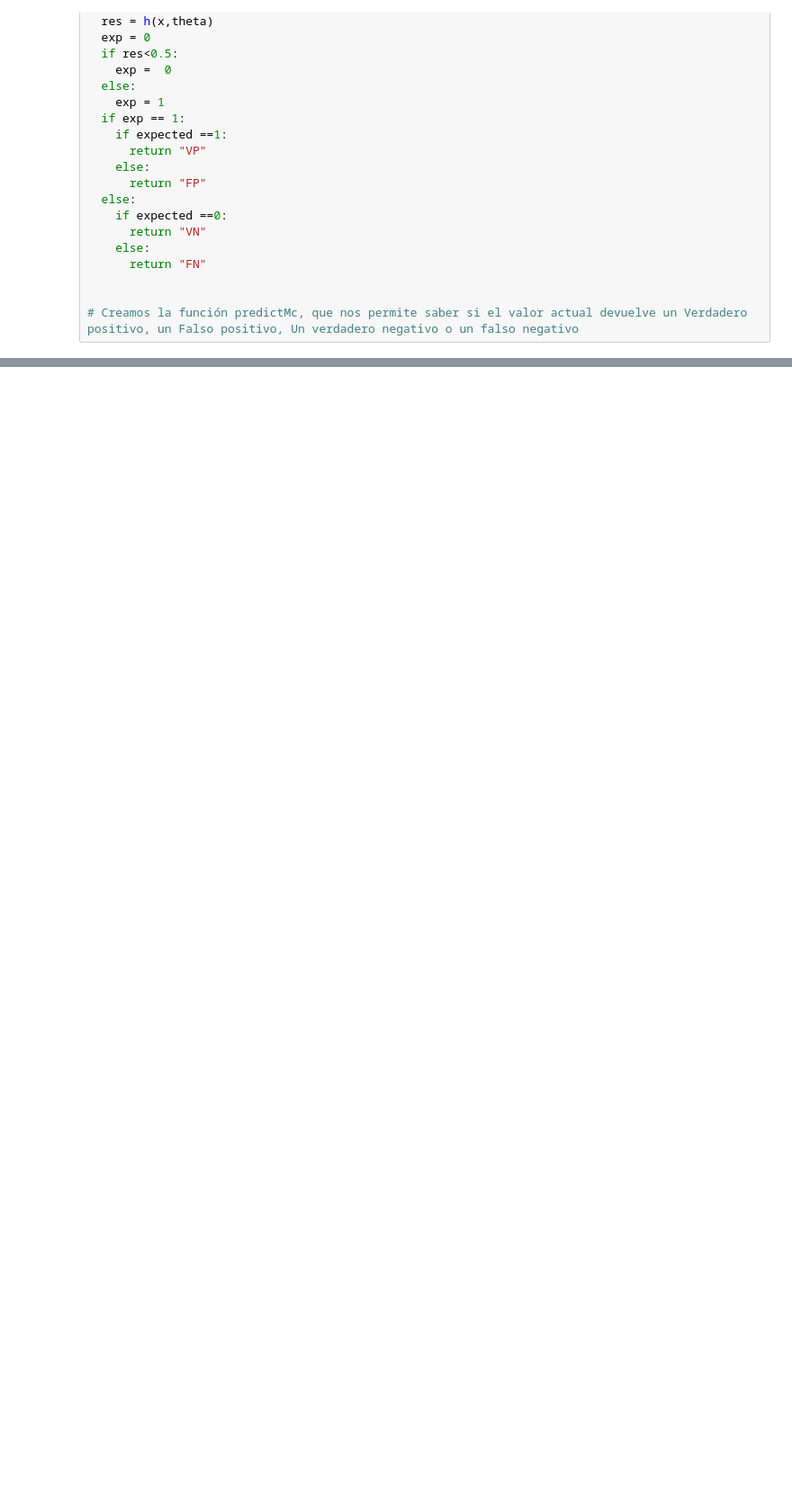
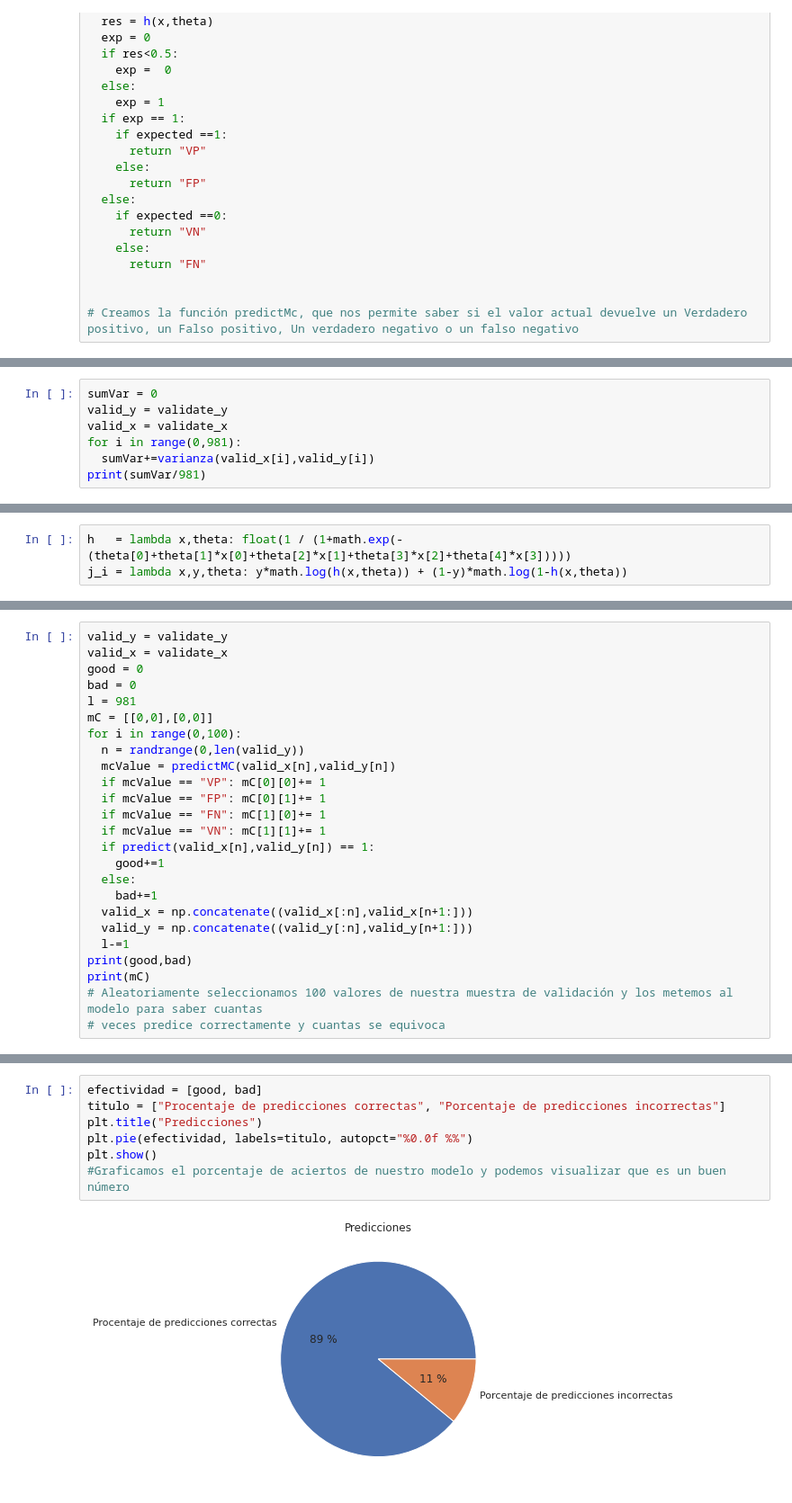
Before and after one commit to JemuelF/momentoRetroalimentacion, a Jupyter notebook: MR2J_Clasificacion.ipynb, the cells around one changed output, grey strips where cells are left out. Shown at 90% size. Drawn from its saved outputs; the diff is of its cells as text; blank space fills up the shorter version.

```diff
--- a/MR2J_Clasificacion.ipynb
+++ b/MR2J_Clasificacion.ipynb
@@ -301,0 +315,7 @@ plt.show()
+# %%
+sumVar = 0
+valid_y = validate_y
+valid_x = validate_x
+for i in range(0,981):
+  sumVar+=varianza(valid_x[i],valid_y[i])
+print(sumVar/981)
@@ -301,0 +330,3 @@ plt.show()
+# %%
+h   = lambda x,theta: float(1 / (1+math.exp(-(theta[0]+theta[1]*x[0]+theta[2]*x[1]+theta[3]*x[2]+theta[4]*x[3]))))
+j_i = lambda x,y,theta: y*math.log(h(x,theta)) + (1-y)*math.log(1-h(x,theta))
@@ -301,0 +495,25 @@ plt.show()
+# %%
+valid_y = validate_y
+valid_x = validate_x
+good = 0
+bad = 0
+l = 981
+mC = [[0,0],[0,0]]
+for i in range(0,100):
+  n = randrange(0,len(valid_y))
+  mcValue = predictMC(valid_x[n],valid_y[n])
+  if mcValue == "VP": mC[0][0]+= 1
+  if mcValue == "FP": mC[0][1]+= 1
+  if mcValue == "FN": mC[1][0]+= 1
+  if mcValue == "VN": mC[1][1]+= 1
+  if predict(valid_x[n],valid_y[n]) == 1:
+    good+=1
+  else:
+    bad+=1
+  valid_x = np.concatenate((valid_x[:n],valid_x[n+1:]))
+  valid_y = np.concatenate((valid_y[:n],valid_y[n+1:]))
+  l-=1
+print(good,bad)
+print(mC)
+# Aleatoriamente seleccionamos 100 valores de nuestra muestra de validación y los metemos al modelo para saber cuantas
+# veces predice correctamente y cuantas se equivoca
@@ -301,0 +523,9 @@ plt.show()
+# %%
+efectividad = [good, bad]
+titulo = ["Procentaje de predicciones correctas", "Porcentaje de predicciones incorrectas"]
+plt.title("Predicciones")
+plt.pie(efectividad, labels=titulo, autopct="%0.0f %%")
+plt.show()
+#Graficamos el porcentaje de aciertos de nuestro modelo y podemos visualizar que es un buen número
+# %% [output]
+[figure, added]
```
Also changed, not shown: parts of 25 cells of this notebook.
